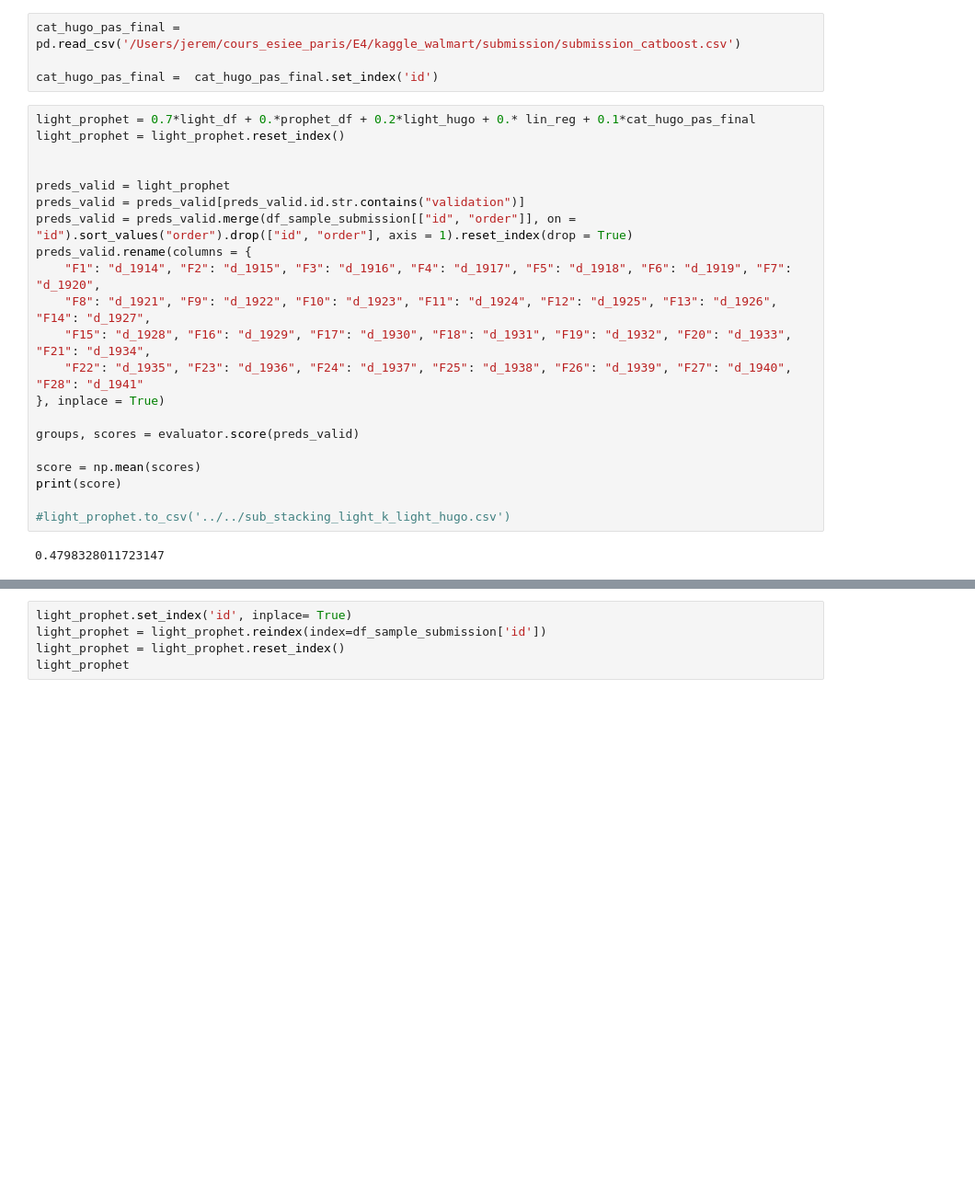
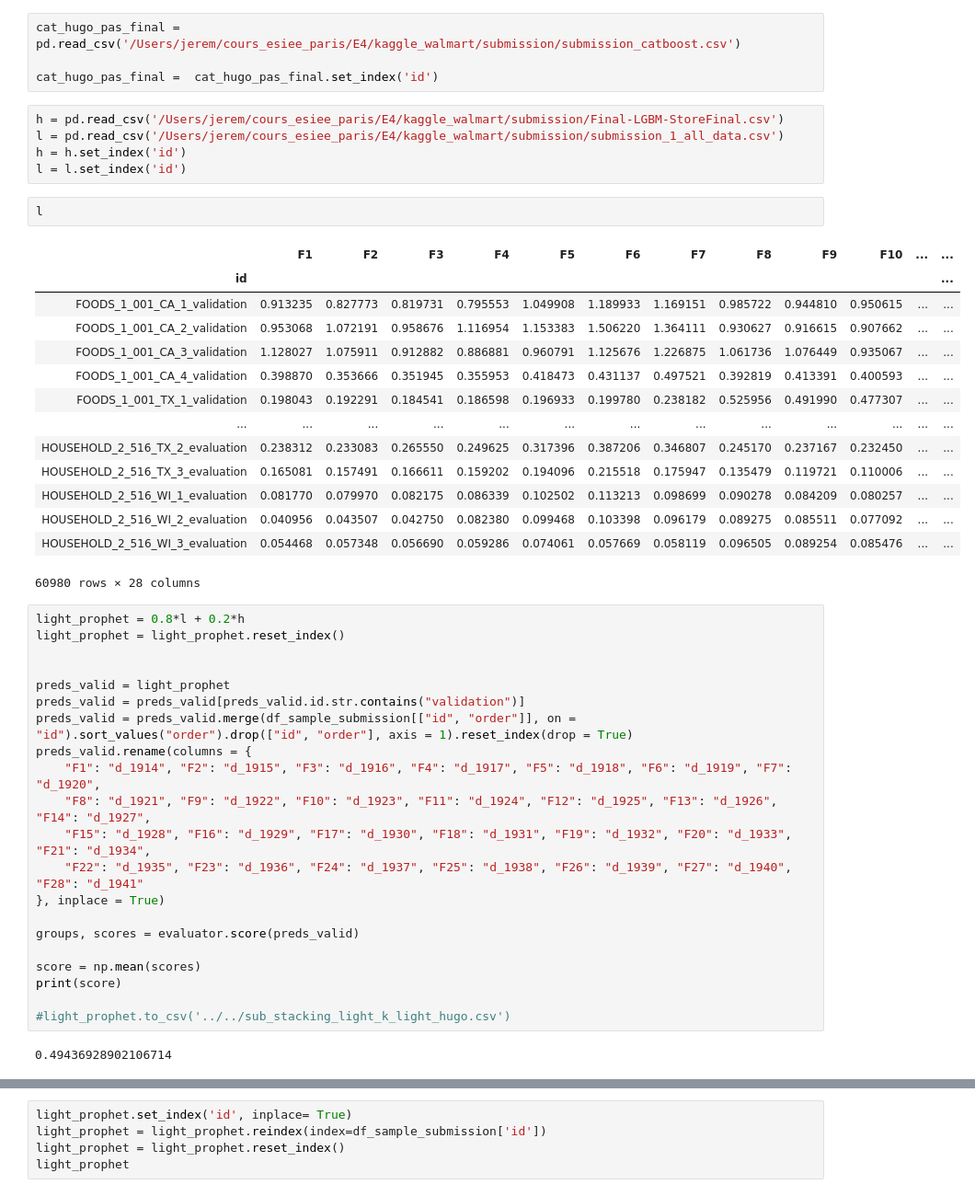
Before and after one commit to Sylvainj1/kaggle-walmart, a Jupyter notebook: model/stacking_multiple_model.ipynb, the cells around one changed output, grey strips where cells are left out. Shown at 92% size. Cells and saved outputs as stored; diff of their text form; blank space fills up the shorter version.

```diff
--- a/model/stacking_multiple_model.ipynb
+++ b/model/stacking_multiple_model.ipynb
@@ -204,8 +204,30 @@ light_hugo_pas_final.set_index('id',inplace=True)
 cat_hugo_pas_final = pd.read_csv('/Users/jerem/cours_esiee_paris/E4/kaggle_walmart/submission/submission_catboost.csv')
 
 cat_hugo_pas_final =  cat_hugo_pas_final.set_index('id')
+# %%
+h = pd.read_csv('/Users/jerem/cours_esiee_paris/E4/kaggle_walmart/submission/Final-LGBM-StoreFinal.csv')
+l = pd.read_csv('/Users/jerem/cours_esiee_paris/E4/kaggle_walmart/submission/submission_1_all_data.csv')
+h = h.set_index('id')
+l = l.set_index('id')
+# %%
+l
+# %% [output]
+|  | F1 | F2 | F3 | F4 | F5 | F6 | F7 | F8 | F9 | F10 | ... | ... |
+| id |  |  |  |  |  |  |  |  |  |  |  | ... |
+| FOODS_1_001_CA_1_validation | 0.913235 | 0.827773 | 0.819731 | 0.795553 | 1.049908 | 1.189933 | 1.169151 | 0.985722 | 0.944810 | 0.950615 | ... | ... |
+| FOODS_1_001_CA_2_validation | 0.953068 | 1.072191 | 0.958676 | 1.116954 | 1.153383 | 1.506220 | 1.364111 | 0.930627 | 0.916615 | 0.907662 | ... | ... |
+| FOODS_1_001_CA_3_validation | 1.128027 | 1.075911 | 0.912882 | 0.886881 | 0.960791 | 1.125676 | 1.226875 | 1.061736 | 1.076449 | 0.935067 | ... | ... |
+| FOODS_1_001_CA_4_validation | 0.398870 | 0.353666 | 0.351945 | 0.355953 | 0.418473 | 0.431137 | 0.497521 | 0.392819 | 0.413391 | 0.400593 | ... | ... |
+| FOODS_1_001_TX_1_validation | 0.198043 | 0.192291 | 0.184541 | 0.186598 | 0.196933 | 0.199780 | 0.238182 | 0.525956 | 0.491990 | 0.477307 | ... | ... |
+| ... | ... | ... | ... | ... | ... | ... | ... | ... | ... | ... | ... | ... |
+| HOUSEHOLD_2_516_TX_2_evaluation | 0.238312 | 0.233083 | 0.265550 | 0.249625 | 0.317396 | 0.387206 | 0.346807 | 0.245170 | 0.237167 | 0.232450 | ... | ... |
+| HOUSEHOLD_2_516_TX_3_evaluation | 0.165081 | 0.157491 | 0.166611 | 0.159202 | 0.194096 | 0.215518 | 0.175947 | 0.135479 | 0.119721 | 0.110006 | ... | ... |
+| HOUSEHOLD_2_516_WI_1_evaluation | 0.081770 | 0.079970 | 0.082175 | 0.086339 | 0.102502 | 0.113213 | 0.098699 | 0.090278 | 0.084209 | 0.080257 | ... | ... |
+| HOUSEHOLD_2_516_WI_2_evaluation | 0.040956 | 0.043507 | 0.042750 | 0.082380 | 0.099468 | 0.103398 | 0.096179 | 0.089275 | 0.085511 | 0.077092 | ... | ... |
+| HOUSEHOLD_2_516_WI_3_evaluation | 0.054468 | 0.057348 | 0.056690 | 0.059286 | 0.074061 | 0.057669 | 0.058119 | 0.096505 | 0.089254 | 0.085476 | ... | ... |
+60980 rows × 28 columns
 # %%
-light_prophet = 0.7*light_df + 0.*prophet_df + 0.2*light_hugo + 0.* lin_reg + 0.1*cat_hugo_pas_final
+light_prophet = 0.8*l + 0.2*h
 light_prophet = light_prophet.reset_index()
 
 
@@ -226,4 +248,4 @@ print(score)
 
 #light_prophet.to_csv('../../sub_stacking_light_k_light_hugo.csv')
 # %% [output]
-0.4798328011723147
+0.49436928902106714
```
Also changed, not shown: parts of 6 cells of this notebook, 13 other files.
